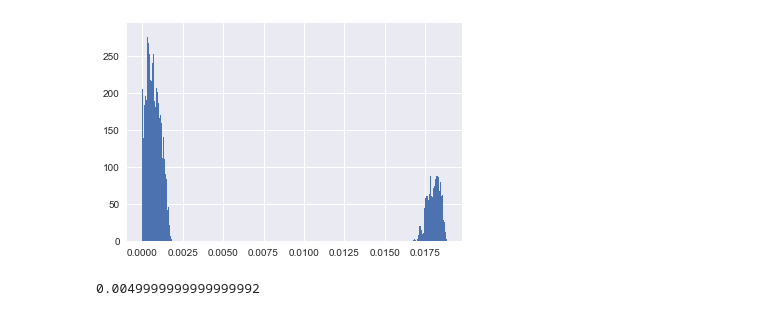
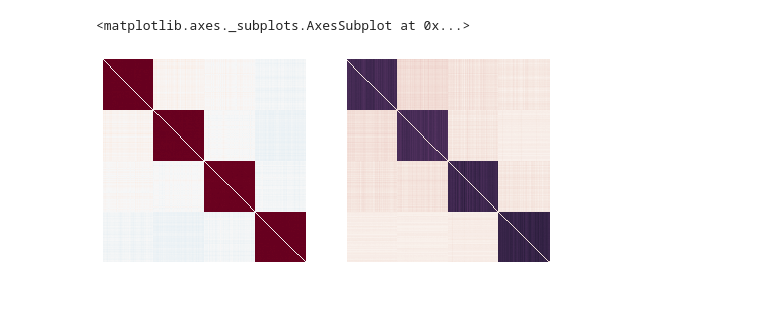
Before and after one commit to mvdoc/graphsemnet, a Jupyter notebook: notebooks/example_simulation.ipynb, the cells around one changed output. Cells and saved outputs as stored; diff of their text form; code cells hidden in the pictures.

```diff
--- a/notebooks/example_simulation.ipynb
+++ b/notebooks/example_simulation.ipynb
@@ -108,9 +21,8 @@ import networkx as nx
-# %%
-plt.hist(dist_x[np.triu_indices_from(dist_x)], bins=1000);
-# %% [output]
-[figure, removed]
-# %%
-dist_x.mean()
-# %% [output]
-0.0049999999999999992
+# %%
+fig, axs = plt.subplots(1, 2)
+sns.heatmap(dist, xticklabels=False, yticklabels=False, square=True, cbar=False, ax=axs[0])
+sns.heatmap(dist_norm, xticklabels=False, yticklabels=False, square=True, cbar=False, ax=axs[1])
+# %% [output]
+<matplotlib.axes._subplots.AxesSubplot at 0x...>
+[figure, added]
 # %%
```
Also changed, not shown: parts of 24 cells of this notebook.
